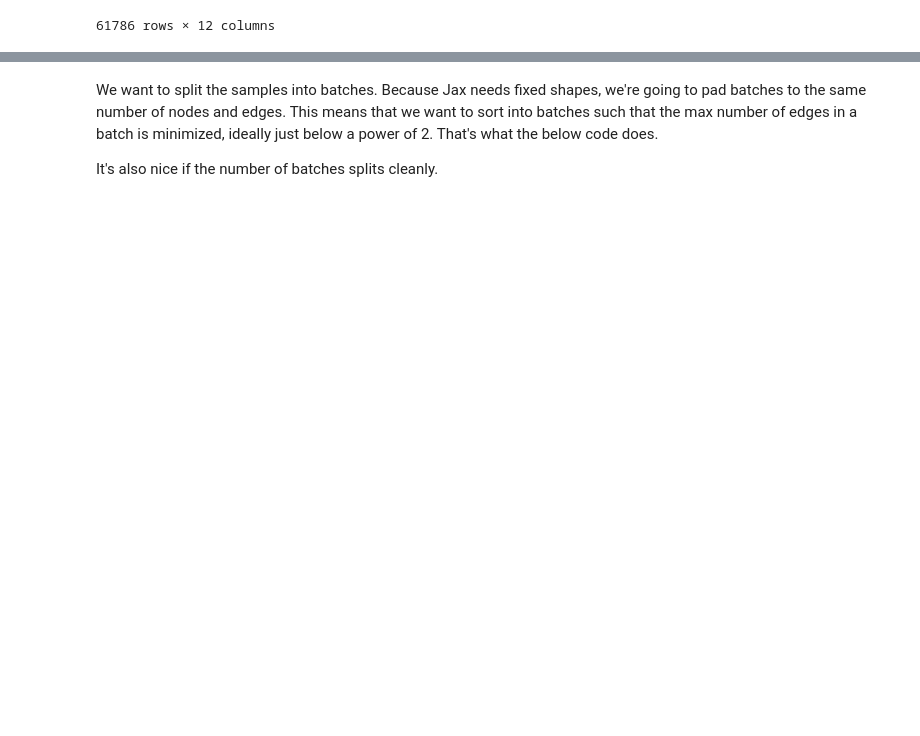
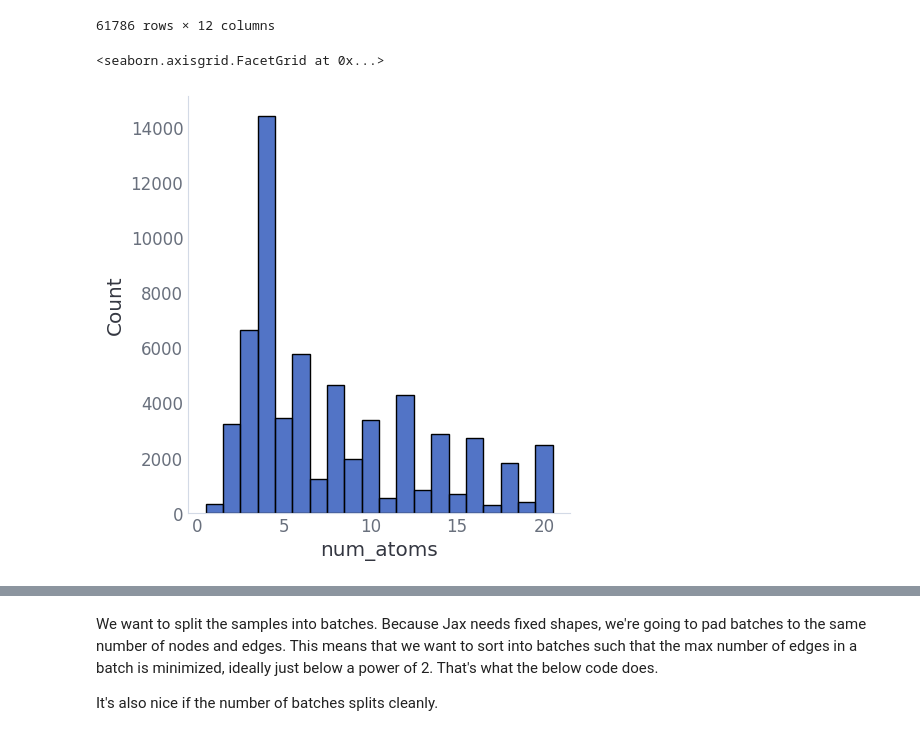
Before and after one commit to nicholas-miklaucic/facet, a Jupyter notebook: notebooks/graph_processing.ipynb, the cells around one changed output, grey strips where cells are left out. Saved outputs shown, nothing was run; the diff lists cells and outputs as text; code cells hidden in the pictures; blank space fills up the shorter version.

```diff
--- a/notebooks/graph_processing.ipynb
+++ b/notebooks/graph_processing.ipynb
@@ -33,6 +33,11 @@ clean
 | 75989 | 216 | (Pr, Tl, Zn) | -0.34112 | 0.0 | [[1.71052992 1.71052992 1.7105299... | -0.10696 | 0.0000 | 3D-bulk | 8.517 | 3 | ... |
 | 75990 | 139 | (Ba, In, Bi) | -0.39352 | 0.0 | [[0. 0. 0.] Ba, [4.08371684e+00 4... | -0.54683 | 0.0000 | intercalated ion | 7.460 | 5 | ... |
 61786 rows × 12 columns
+# %%
+sns.displot(clean, x='num_atoms', discrete=True)
+# %% [output]
+<seaborn.axisgrid.FacetGrid at 0x...>
+[figure, added]
 # %%
 elements = set()
 for struct in clean['atoms']:
```
Also changed, not shown: parts of 24 cells of this notebook, 22 other files.
